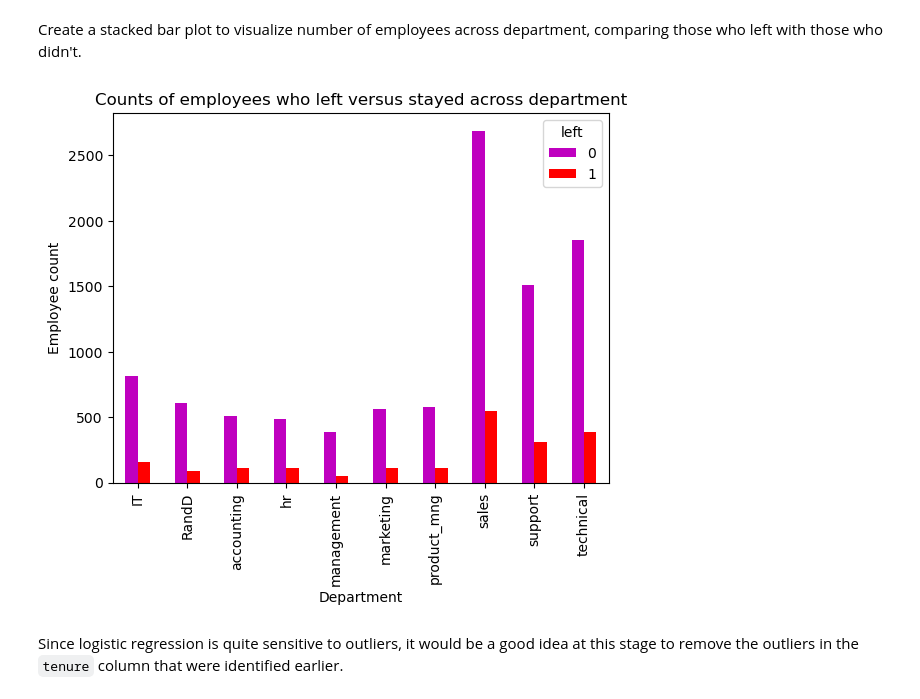
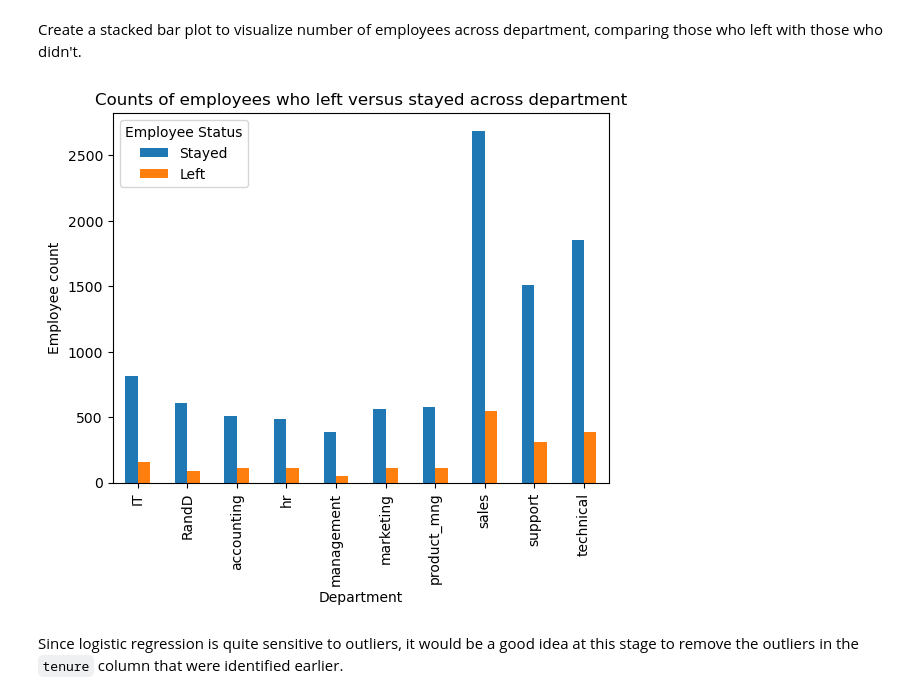
Before and after one commit to tim-yung/predicting_employee_retention, a Jupyter notebook: predicting_employee_retention.ipynb, the cells around one changed output. Saved outputs shown, nothing was run; the diff lists cells and outputs as text; code cells hidden in the pictures.

Commit message:
Revised legends and colour schemes

```diff
--- a/predicting_employee_retention.ipynb
+++ b/predicting_employee_retention.ipynb
@@ -514,15 +523,15 @@ plt.show()
 # %% [markdown]
 Create a stacked bar plot to visualize number of employees across department, comparing those who left with those who didn't.
 # %%
-# Create a stacked bart plot to visualize number of employees across department, comparing those who left with those who didn't
-# In the legend, 0 (purple color) represents employees who did not leave, 1 (red color) represents employees who left
-pd.crosstab(df1['department'], df1['left']).plot(kind ='bar',color='mr')
+# Create a stacked bar plot to visualize number of employees across department, comparing those who left with those who didn't
+pd.crosstab(df1['department'], df1['left']).plot(kind ='bar',color=sns.color_palette())
 plt.title('Counts of employees who left versus stayed across department')
 plt.ylabel('Employee count')
 plt.xlabel('Department')
+plt.legend(title='Employee Status', labels=['Stayed', 'Left'])
 plt.show()
 # %% [output]
-[figure, old version]
+[figure, new version]
 # %% [markdown]
 Since logistic regression is quite sensitive to outliers, it would be a good idea at this stage to remove the outliers in the `tenure` column that were identified earlier.
 # %%
```
Also changed, not shown: parts of 6 cells of this notebook.
